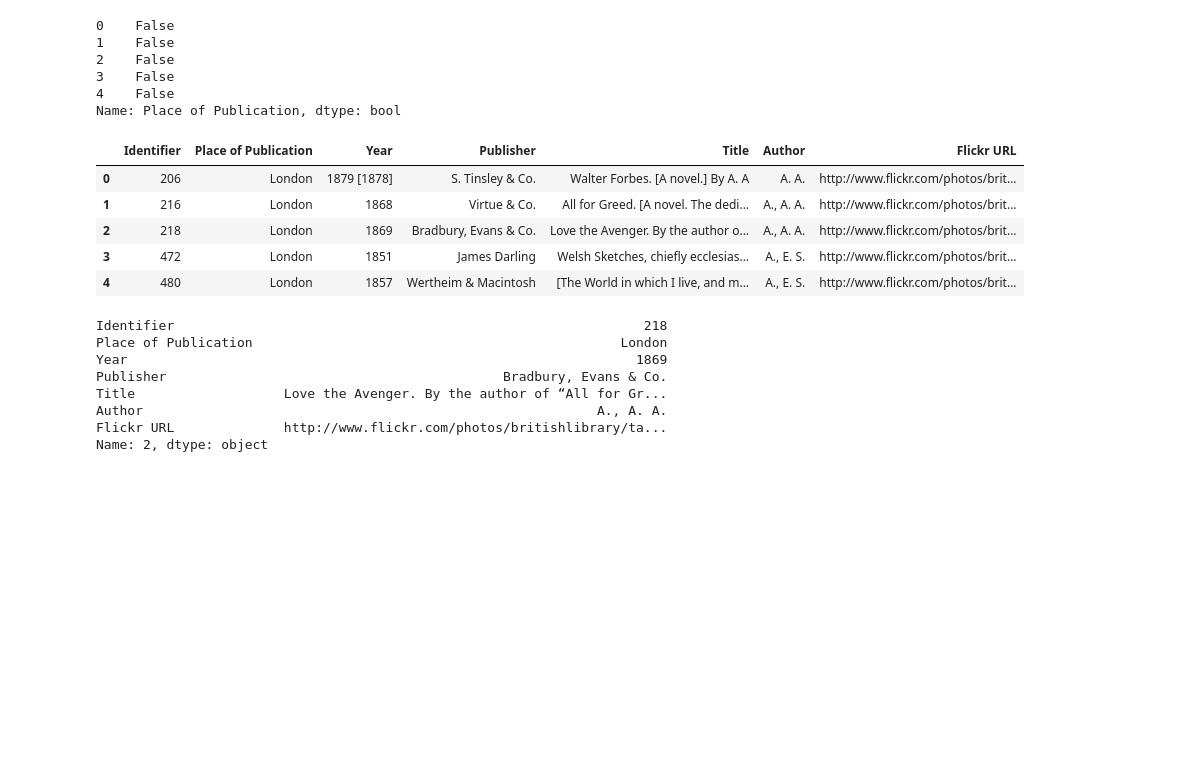
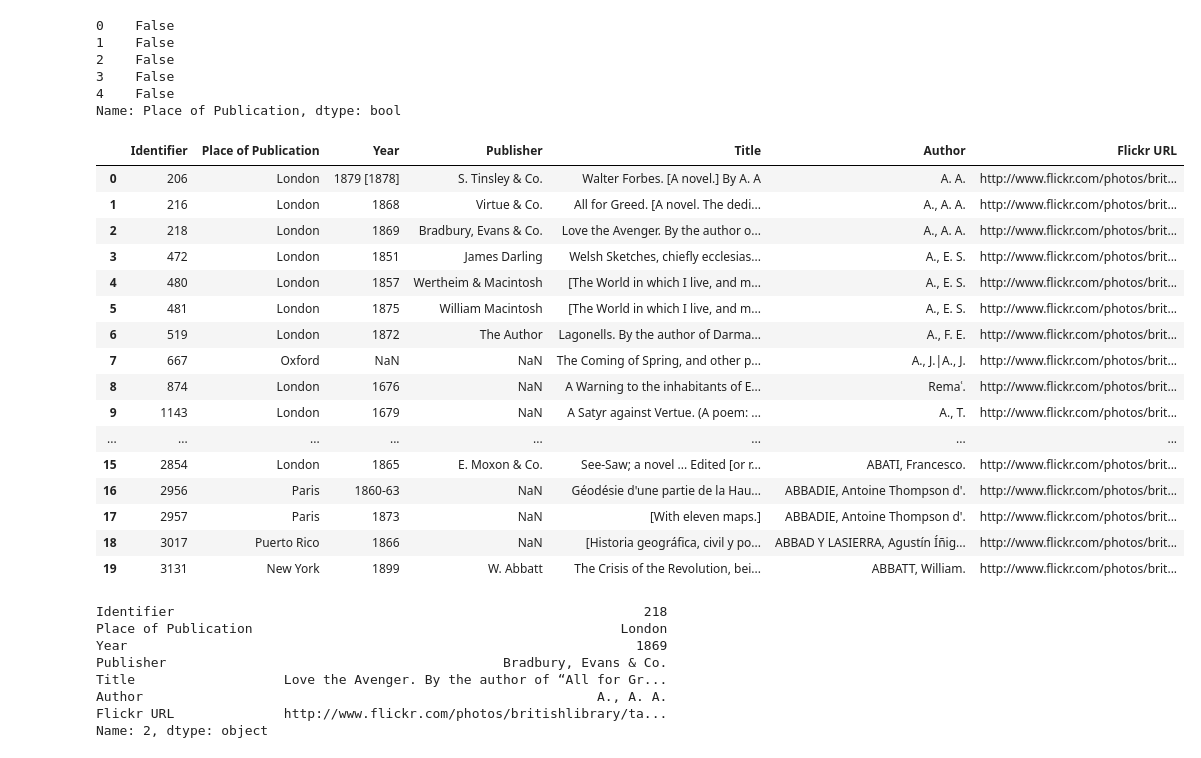
Before and after one commit to azarnuzy/Basic-Data-Mining, a Jupyter notebook: 18praprosesPandas.ipynb, the cells around one changed output. Saved outputs shown, nothing was run; the diff lists cells and outputs as text; code cells hidden in the pictures; blank space fills up the shorter version.

```diff
--- a/18praprosesPandas.ipynb
+++ b/18praprosesPandas.ipynb
@@ -5,7 +14,12 @@
 # %%
+# function read_csv digunakan untuk membaca csv file dan menjadikannya sebagai data frame
+%matplotlib inline
+import numpy as np
 import pandas as pd
-df = pd.read_csv("C:\CODING\Python\BL-Flickr-Images-Book.csv")
-df.head()
+import matplotlib.pyplot as plt
+import seaborn as sns
+df = pd.read_csv("/content/drive/MyDrive/Dataset/BL-Flickr-Images-Book.csv")
+df.head(5)
 # %% [output]
 |  | Identifier | Edition Statement | Place of Publication | Date of Publication | Publisher | Title | Author | ... |
 | 0 | 206 | NaN | London | 1879 [1878] | S. Tinsley & Co. | Walter Forbes. [A novel.] By A. A | A. A. | ... |
@@ -95,8 +113,9 @@ london[:5]
 4    True
 Name: Place of Publication, dtype: bool
 # %%
+# untuk mengambil nilai boolean apakah 5 data teratas mengandung oxford pada kolom 'Place of Publication'
 pub = df['Place of Publication']
-oxford = pub.str.contains('oxford')
+oxford = pub.str.contains('Oxford')
 oxford[:5]
 # %% [output]
 0    False
@@ -106,18 +125,31 @@ oxford[:5]
 4    False
 Name: Place of Publication, dtype: bool
 # %%
+# library numpy digunakan untuk berbagai operasi pada matematika, scientific computing, dll
+
 import numpy as np
 df['Place of Publication'] = np.where(london, 'London',
                              np.where(oxford, 'Oxford',
                              pub.str.replace('-', ' ')))
-df.head()
+df.head(20)
 # %% [output]
 |  | Identifier | Place of Publication | Year | Publisher | Title | Author | Flickr URL |
 | 0 | 206 | London | 1879 [1878] | S. Tinsley & Co. | Walter Forbes. [A novel.] By A. A | A. A. | http://www.flickr.com/photos/brit... |
 | 1 | 216 | London | 1868 | Virtue & Co. | All for Greed. [A novel. The dedi... | A., A. A. | http://www.flickr.com/photos/brit... |
 | 2 | 218 | London | 1869 | Bradbury, Evans & Co. | Love the Avenger. By the author o... | A., A. A. | http://www.flickr.com/photos/brit... |
 | 3 | 472 | London | 1851 | James Darling | Welsh Sketches, chiefly ecclesias... | A., E. S. | http://www.flickr.com/photos/brit... |
 | 4 | 480 | London | 1857 | Wertheim & Macintosh | [The World in which I live, and m... | A., E. S. | http://www.flickr.com/photos/brit... |
+| 5 | 481 | London | 1875 | William Macintosh | [The World in which I live, and m... | A., E. S. | http://www.flickr.com/photos/brit... |
+| 6 | 519 | London | 1872 | The Author | Lagonells. By the author of Darma... | A., F. E. | http://www.flickr.com/photos/brit... |
+| 7 | 667 | Oxford | NaN | NaN | The Coming of Spring, and other p... | A., J.|A., J. | http://www.flickr.com/photos/brit... |
+| 8 | 874 | London | 1676 | NaN | A Warning to the inhabitants of E... | Remaʿ. | http://www.flickr.com/photos/brit... |
+| 9 | 1143 | London | 1679 | NaN | A Satyr against Vertue. (A poem: ... | A., T. | http://www.flickr.com/photos/brit... |
+| ... | ... | ... | ... | ... | ... | ... | ... |
+| 15 | 2854 | London | 1865 | E. Moxon & Co. | See-Saw; a novel ... Edited [or r... | ABATI, Francesco. | http://www.flickr.com/photos/brit... |
+| 16 | 2956 | Paris | 1860-63 | NaN | Géodésie d'une partie de la Hau... | ABBADIE, Antoine Thompson d'. | http://www.flickr.com/photos/brit... |
+| 17 | 2957 | Paris | 1873 | NaN | [With eleven maps.] | ABBADIE, Antoine Thompson d'. | http://www.flickr.com/photos/brit... |
+| 18 | 3017 | Puerto Rico | 1866 | NaN | [Historia geográfica, civil y po... | ABBAD Y LASIERRA, Agustín Íñig... | http://www.flickr.com/photos/brit... |
+| 19 | 3131 | New York | 1899 | W. Abbatt | The Crisis of the Revolution, bei... | ABBATT, William. | http://www.flickr.com/photos/brit... |
 # %%
 #iloc untuk menampilkan baris yang kita inginkan dari tabel
 df.iloc[2]
```
Also changed, not shown: parts of 18 cells of this notebook, 2 other files.
